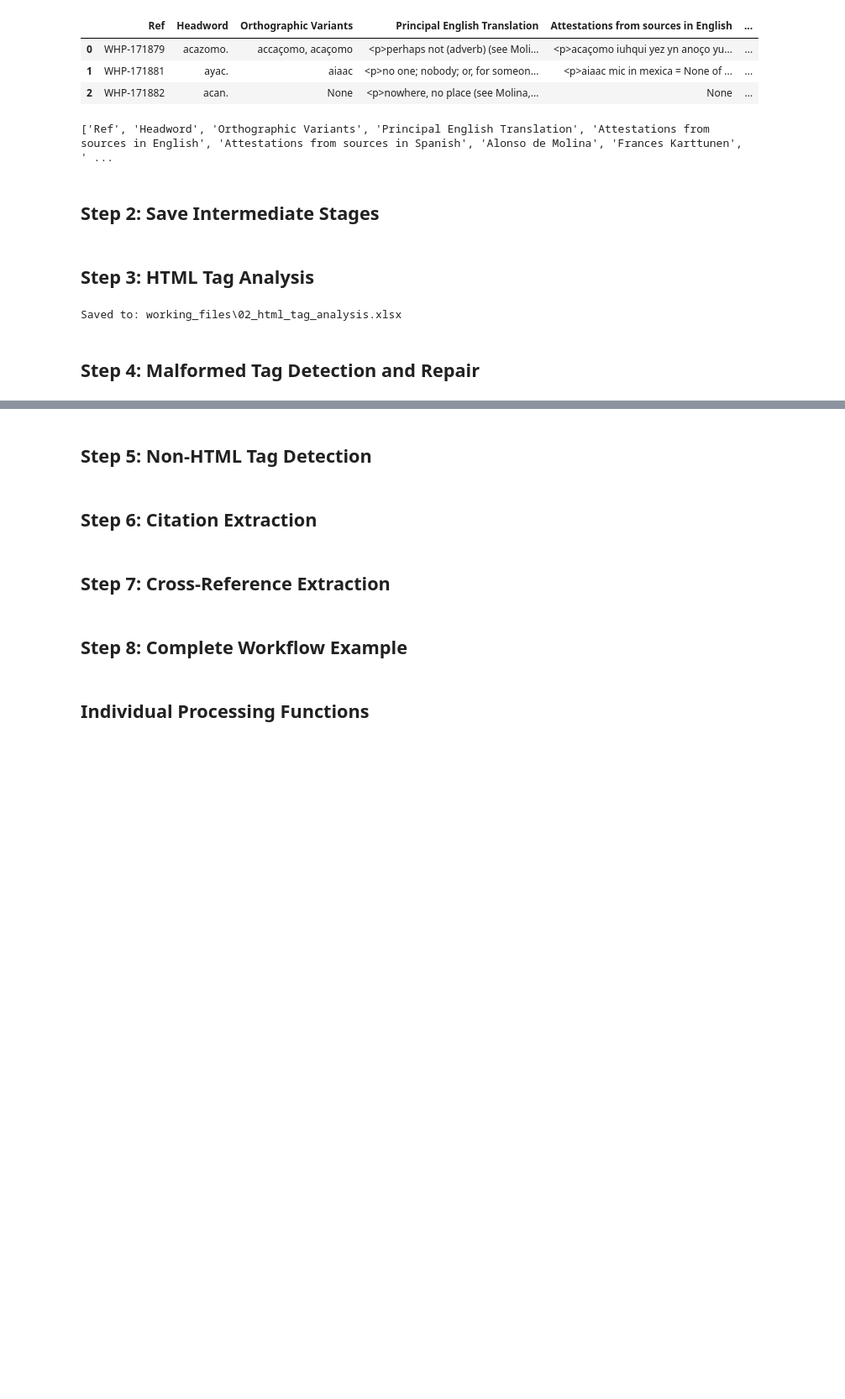
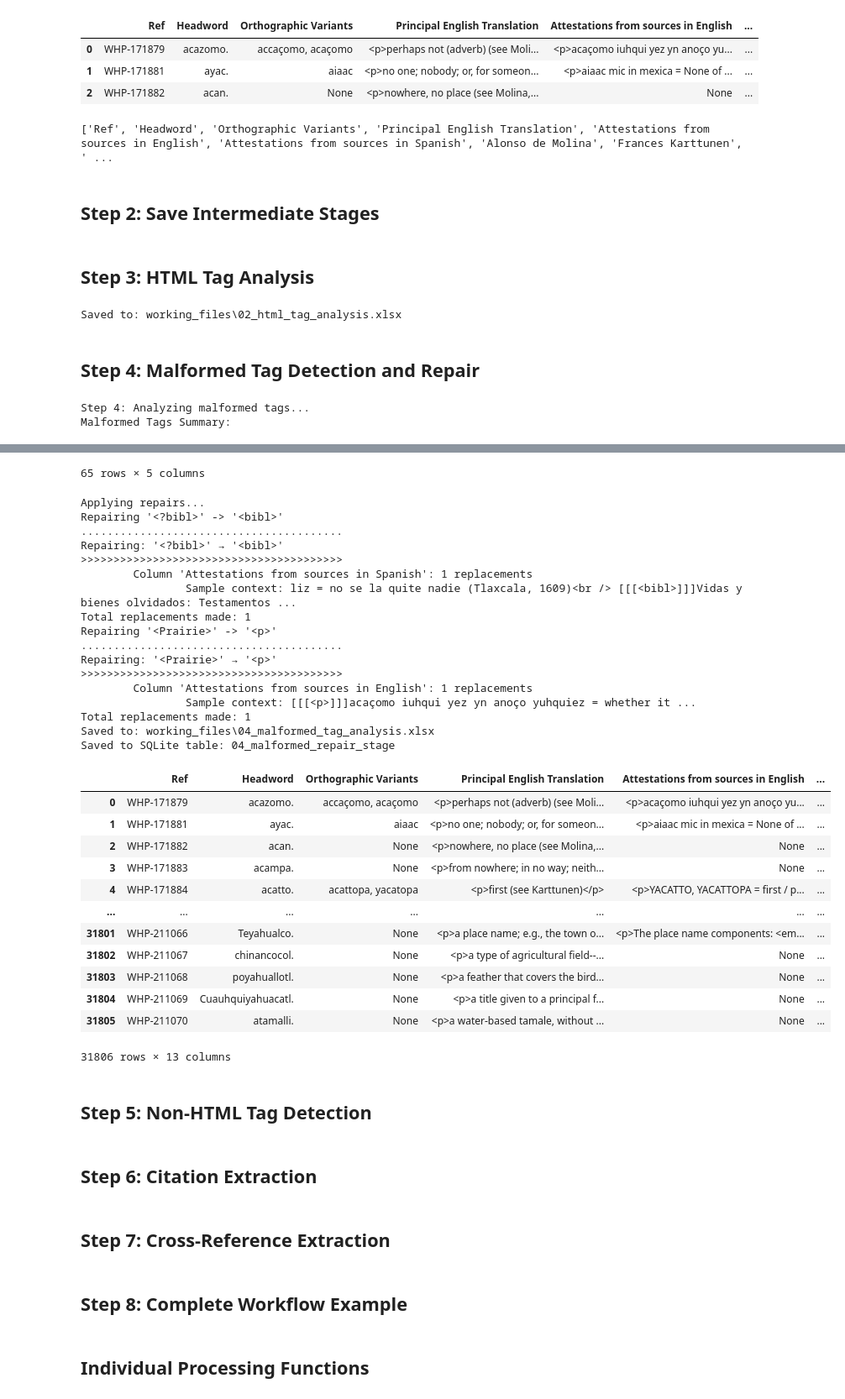
Before and after one commit to kevinbarcenasmtz/LRC-Lexicography, a Jupyter notebook: src/notebooks/nahuatl_whp_processor.ipynb, the cells around one changed output, grey strips where cells are left out. Shown at 84% size. Cells and saved outputs as stored; diff of their text form; code cells hidden in the pictures; blank space fills up the shorter version.

Commit message:
Added step four: malformed tag detection & repair - from todd's implementation to mine - did a fix for the global, local scope when replacing/repairing tags need to verify if it works

```diff
--- a/src/notebooks/nahuatl_whp_processor.ipynb
+++ b/src/notebooks/nahuatl_whp_processor.ipynb
@@ -171,7 +167,8 @@ class HTMLTagAnalyzer:
             r'<bobl>': '<bibl>',
             r'</bobl>': '</bibl>',
             r'<b9bl>': '<bibl>',
-            r'<bibi>': '<bibl>'
+            r'<bibi>': '<bibl>',
+            r'<bibl></p>': '</bibl></p>',
         }
 
     def detect_malformed_tags(self, text: str) -> List[tuple]:
@@ -352,0 +519,37 @@ Saved to: working_files\02_html_tag_analysis.xlsx
+# %%
+print("Step 4: Analyzing malformed tags...")
+
+malformed_repairer = MalformedTagRepairer()
+malformed_results = malformed_repairer.analyze_malformed_tags(df)
+
+print("Malformed Tags Summary:")
+if not malformed_results['Malformed_Tags_Summary'].empty:
+    display(malformed_results['Malformed_Tags_Summary'])
+
+    # Save to SQLite
+    malformed_results['Malformed_Tags_Summary'].to_sql(
+        'malformed_tags_summary', conn, if_exists='replace', index=False
+    )
+    malformed_results['Malformed_Tags_by_Row'].to_sql(
+        'malformed_tags_by_row', conn, if_exists='replace', index=False
+    )
+
+    # Apply repairs automatically
+    print("\nApplying repairs...")
+    for _, row in malformed_results['Malformed_Tags_Summary'].iterrows():
+        malformed_tag = row['Malformed_Tag']
+        suggested_repair = row['Suggested_Repair']
+        if malformed_tag != suggested_repair:
+            print(f"Repairing '{malformed_tag}' -> '{suggested_repair}'")
+            df = malformed_repairer.repair_tags(
+                df, malformed_tag, suggested_repair, scope='global'
+            )
+else:
+    print("No malformed tags found!")
+
+# Save to Excel and SQLite
+save_to_excel(malformed_results, "04_malformed_tag_analysis.xlsx")
+save_intermediate_stage_sqlite(df, "04_malformed_repair", conn)
+# %% [output]
+Step 4: Analyzing malformed tags...
+Malformed Tags Summary:
@@ -353,3 +568,34 @@ Saved to: working_files\02_html_tag_analysis.xlsx
+65 rows × 5 columns
+Applying repairs...
+Repairing '<?bibl>' -> '<bibl>'
+........................................
+Repairing: '<?bibl>' → '<bibl>'
+>>>>>>>>>>>>>>>>>>>>>>>>>>>>>>>>>>>>>>>>
+        Column 'Attestations from sources in Spanish': 1 replacements
+                Sample context: liz = no se la quite nadie (Tlaxcala, 1609)<br /> [[[<bibl>]]]Vidas y bienes olvidados: Testamentos ...
+Total replacements made: 1
+Repairing '<Prairie>' -> '<p>'
+........................................
+Repairing: '<Prairie>' → '<p>'
+>>>>>>>>>>>>>>>>>>>>>>>>>>>>>>>>>>>>>>>>
+        Column 'Attestations from sources in English': 1 replacements
+                Sample context: [[[<p>]]]acaçomo iuhqui yez yn anoço yuhquiez = whether it ...
+Total replacements made: 1
+Saved to: working_files\04_malformed_tag_analysis.xlsx
+Saved to SQLite table: 04_malformed_repair_stage
+|  | Ref | Headword | Orthographic Variants | Principal English Translation | Attestations from sources in English | ... |
+| 0 | WHP-171879 | acazomo. | accaçomo, acaçomo | <p>perhaps not (adverb) (see Moli... | <p>acaçomo iuhqui yez yn anoço yu... | ... |
+| 1 | WHP-171881 | ayac. | aiaac | <p>no one; nobody; or, for someon... | <p>aiaac mic in mexica = None of ... | ... |
+| 2 | WHP-171882 | acan. | None | <p>nowhere, no place (see Molina,... | None | ... |
+| 3 | WHP-171883 | acampa. | None | <p>from nowhere; in no way; neith... | None | ... |
+| 4 | WHP-171884 | acatto. | acattopa, yacatopa | <p>first (see Karttunen)</p> | <p>YACATTO, YACATTOPA = first / p... | ... |
+| ... | ... | ... | ... | ... | ... | ... |
+| 31801 | WHP-211066 | Teyahualco. | None | <p>a place name; e.g., the town o... | <p>The place name components: <em... | ... |
+| 31802 | WHP-211067 | chinancocol. | None | <p>a type of agricultural field--... | None | ... |
+| 31803 | WHP-211068 | poyahuallotl. | None | <p>a feather that covers the bird... | None | ... |
+| 31804 | WHP-211069 | Cuauhquiyahuacatl. | None | <p>a title given to a principal f... | None | ... |
+| 31805 | WHP-211070 | atamalli. | None | <p>a water-based tamale, without ... | None | ... |
+31806 rows × 13 columns
 # %% [markdown]
 ## Step 5: Non-HTML Tag Detection
 # %% [markdown]
```
Also changed, not shown: parts of 3 cells of this notebook.
